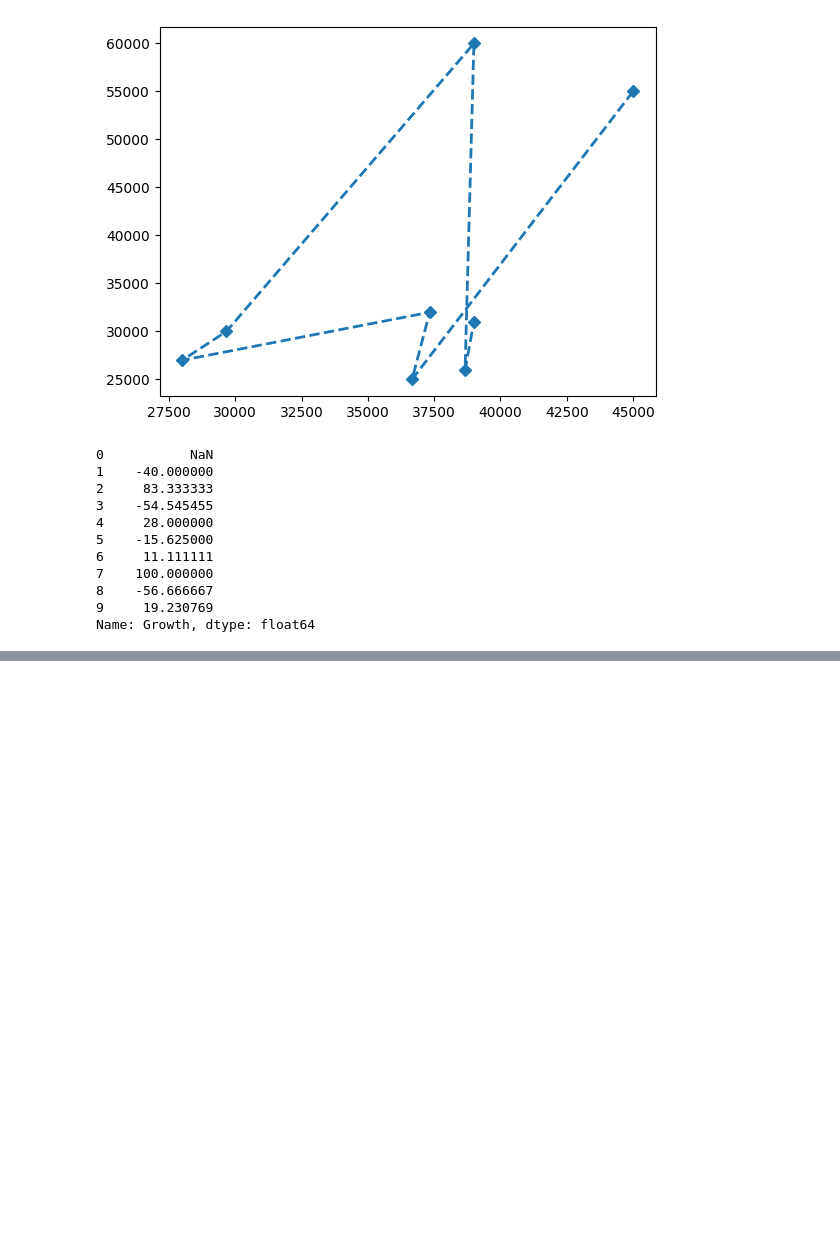
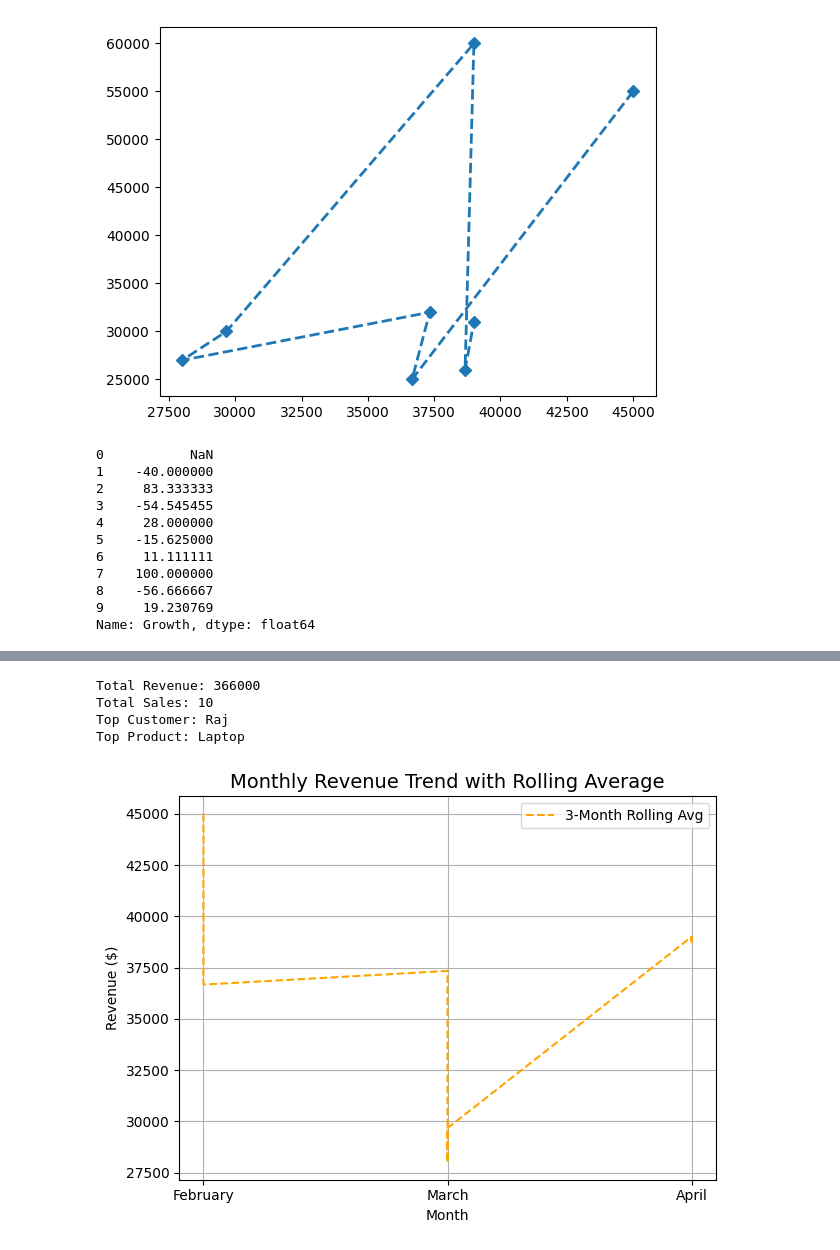
Before and after one commit to RashmiKi/20-hour-Python, a Jupyter notebook: Advanced Python/Assignment.ipynb, the cells around one changed output, grey strips where cells are left out. Saved outputs shown, nothing was run; the diff lists cells and outputs as text; code cells hidden in the pictures; blank space fills up the shorter version.

```diff
--- a/Advanced Python/Assignment.ipynb
+++ b/Advanced Python/Assignment.ipynb
@@ -116,0 +136,24 @@ Name: Growth, dtype: float64
+# %%
+total_rev = total_revenue["Amount"].sum()
+print(f"Total Revenue: {total_rev}")
+total_sal = df.count()["OrderID"]
+print(f"Total Sales: {total_sal}")
+top_cust = total_sales["Amount"].idxmax()
+print(f"Top Customer: {top_cust}")
+top_prod = Avg_order["Amount"].idxmax()
+print(f"Top Product: {top_prod}")
+# %% [output]
+Total Revenue: 366000
+Total Sales: 10
+Top Customer: Raj
+Top Product: Laptop
+# %%
+plt.plot(df['Month'], df['Rolling_Avg'], linestyle='--', color='orange', label='3-Month Rolling Avg')
+plt.title('Monthly Revenue Trend with Rolling Average', fontsize=14)
+plt.xlabel('Month')
+plt.ylabel('Revenue ($)')
+plt.legend()
+plt.grid(True)
+plt.tight_layout()
+# %% [output]
+[figure, added]
```
Also changed, not shown: parts of 2 cells of this notebook, 26 other files.
